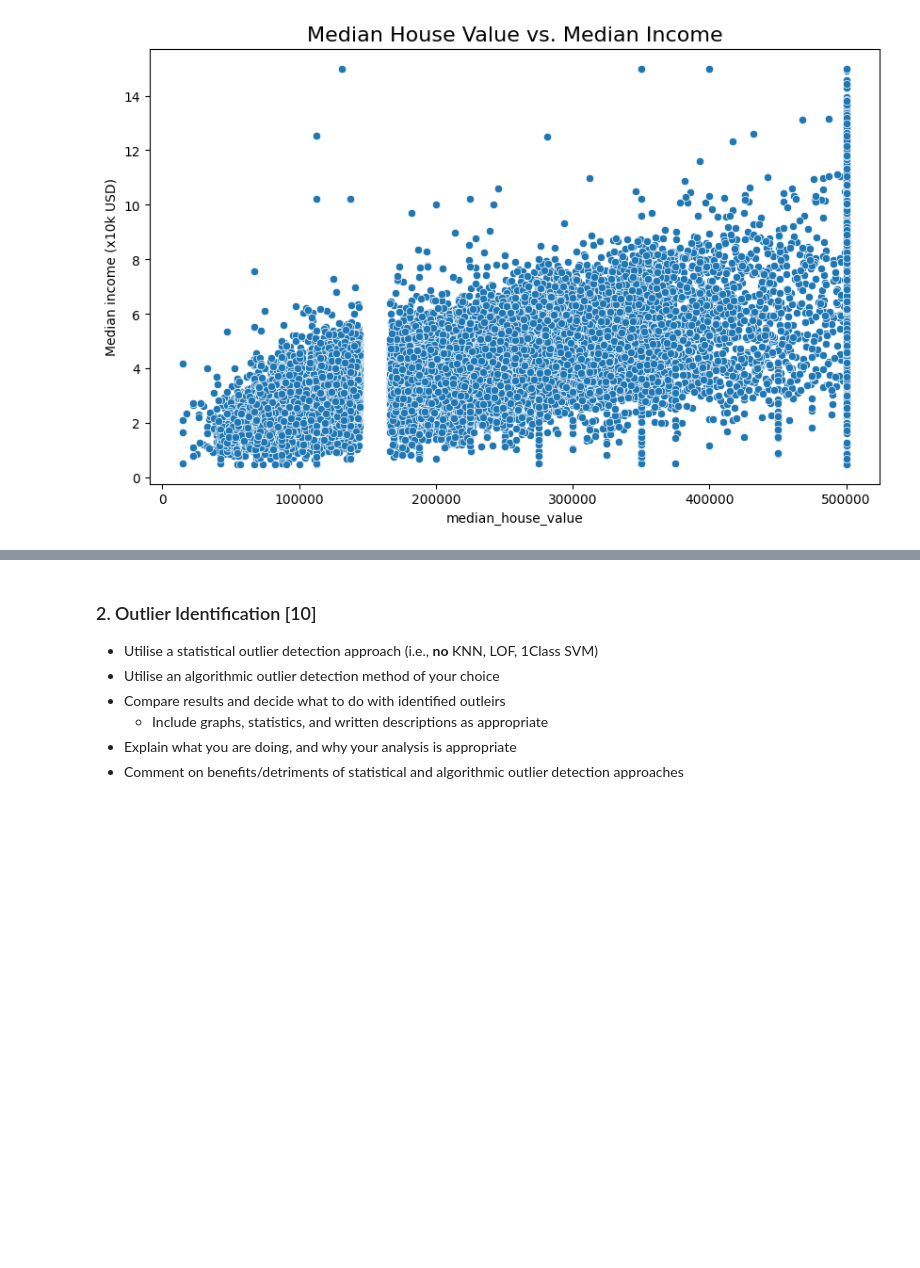
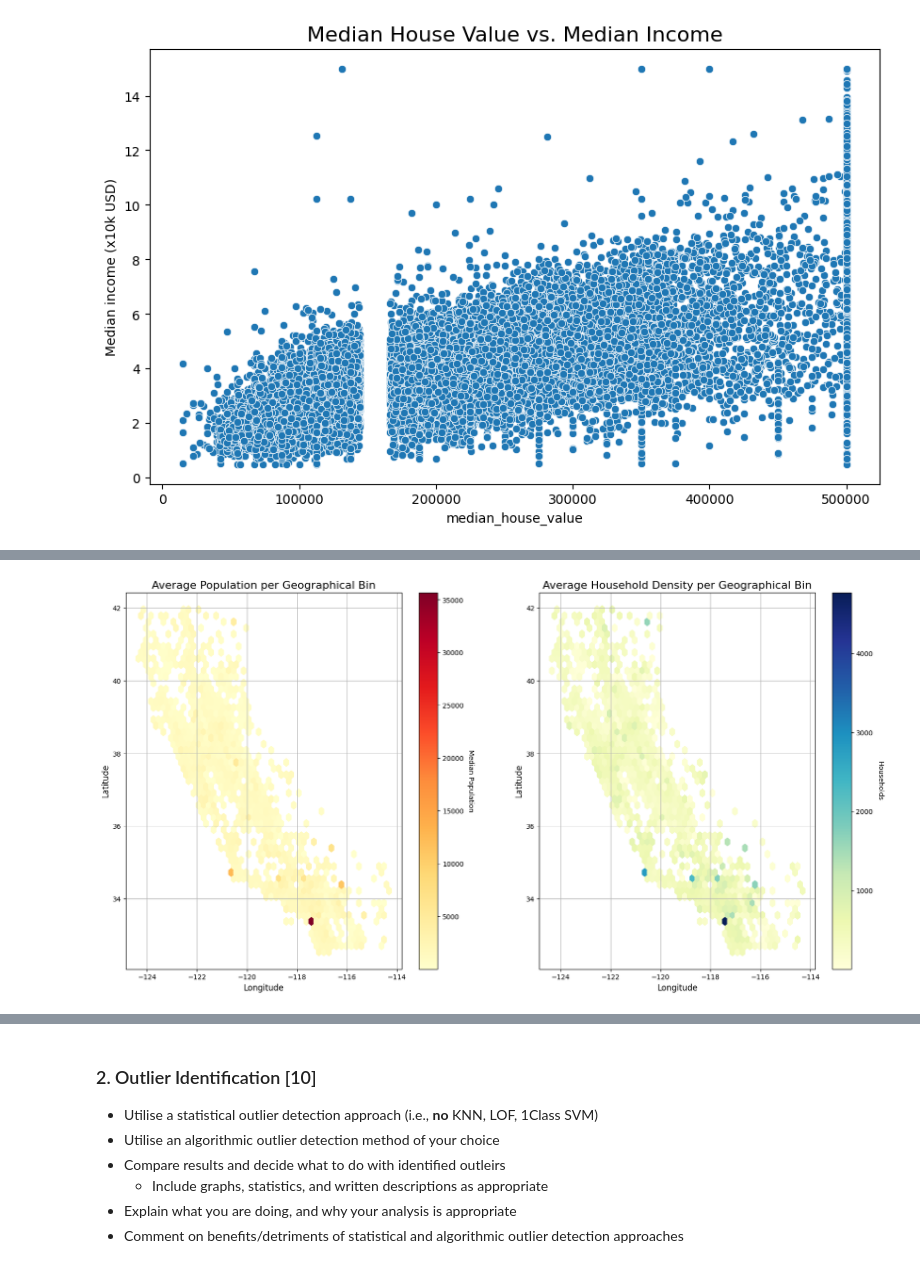
Before and after one commit to Sanjana-Muppasani/CV_coursework1, a Jupyter notebook: CSC3831_Coursework_P1.ipynb, the cells around one changed output, grey strips where cells are left out. Drawn from its saved outputs; the diff is of its cells as text; code cells hidden in the pictures; blank space fills up the shorter version.

```diff
--- a/CSC3831_Coursework_P1.ipynb
+++ b/CSC3831_Coursework_P1.ipynb
@@ -126,0 +196,46 @@ _Hypothesis_: The council has done this to create a logical cut of point a creat
+# %%
+fig, axes = plt.subplots(1, 2, figsize=(20, 10)) # 1 row, 2 columns
+
+# --- First Plot: Average House Price (Hexbin) ---
+ax1 = axes[0]
+hb1 = ax1.hexbin(
+    x=houses_corrupted['longitude'],
+    y=houses_corrupted['latitude'],
+    C=houses_corrupted['population'],
+    gridsize=50,
+    cmap=plt.get_cmap("YlOrRd"), # Yellow-Orange-Red
+    reduce_C_function=np.mean
+)
+
+# Set title and labels for the first plot
+ax1.set_title("Average Population per Geographical Bin", fontsize=16)
+ax1.set_xlabel("Longitude", fontsize=12)
+ax1.set_ylabel("Latitude", fontsize=12)
+ax1.grid(True)
+
+# Add color bar for the first plot
+cbar1 = fig.colorbar(hb1, ax=ax1)
+cbar1.set_label('Median Population', rotation=270, labelpad=15)
+
+# --- Second Plot: Mean Income (Hexbin) ---
+ax2 = axes[1]
+hb2 = ax2.hexbin(
+    x=houses_corrupted['longitude'],
+    y=houses_corrupted['latitude'],
+    C=houses_corrupted['households'],
+    gridsize=50,
+    cmap=plt.get_cmap("YlGnBu"), # Yellow-Green-Blue for distinction
+    reduce_C_function=np.mean
+)
+
+# Set title and labels for the second plot
+ax2.set_title("Average Household Density per Geographical Bin", fontsize=16)
+ax2.set_xlabel("Longitude", fontsize=12)
+ax2.set_ylabel("Latitude", fontsize=12)
+ax2.grid(True)
+
+# Add color bar for the second plot
+cbar2 = fig.colorbar(hb2, ax=ax2)
+cbar2.set_label('Households', rotation=270, labelpad=15)
+# %% [output]
+[figure, added]
```
Also changed, not shown: parts of 9 cells of this notebook.
